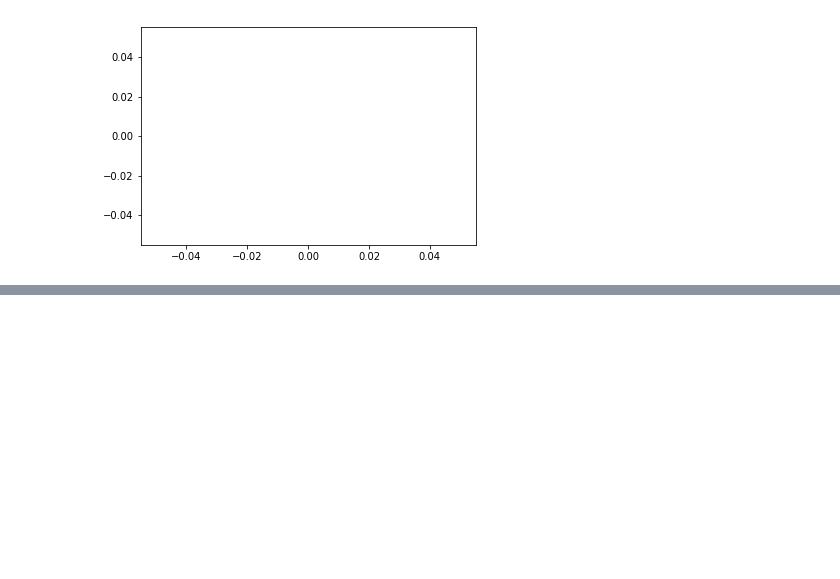
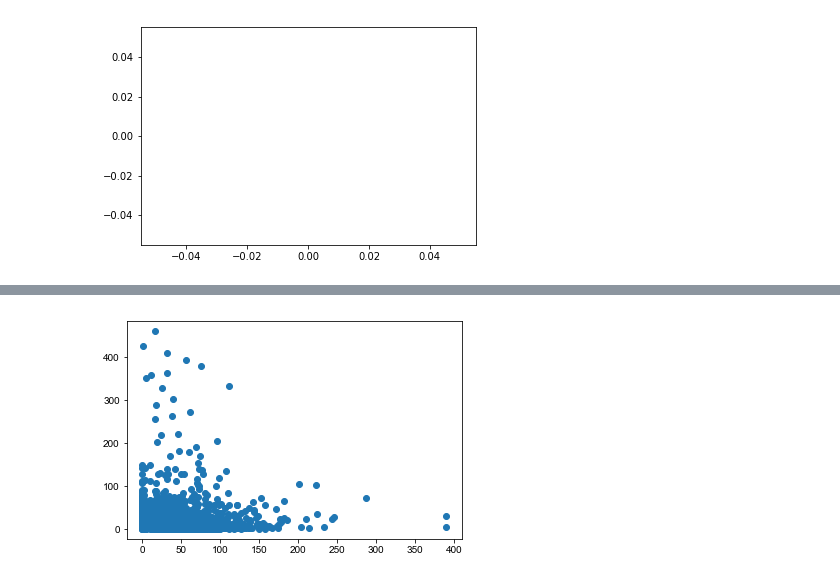
Before and after one commit to corybaird/Predicting_Disease_Spread, a Jupyter notebook: Asumi_Dengues_EDA2.ipynb, the cells around one changed output, grey strips where cells are left out. Drawn from its saved outputs; the diff is of its cells as text; code cells hidden in the pictures; blank space fills up the shorter version.

```diff
--- a/Asumi_Dengues_EDA2.ipynb
+++ b/Asumi_Dengues_EDA2.ipynb
@@ -453,0 +525,8 @@ plt.show()
+# %%
+x = train.precipitation_amt_mm
+y = train.total_cases
+plt.scatter(x, y)
+sns.set()
+plt.show()
+# %% [output]
+[figure, added]
```
Also changed, not shown: parts of 32 cells of this notebook.
